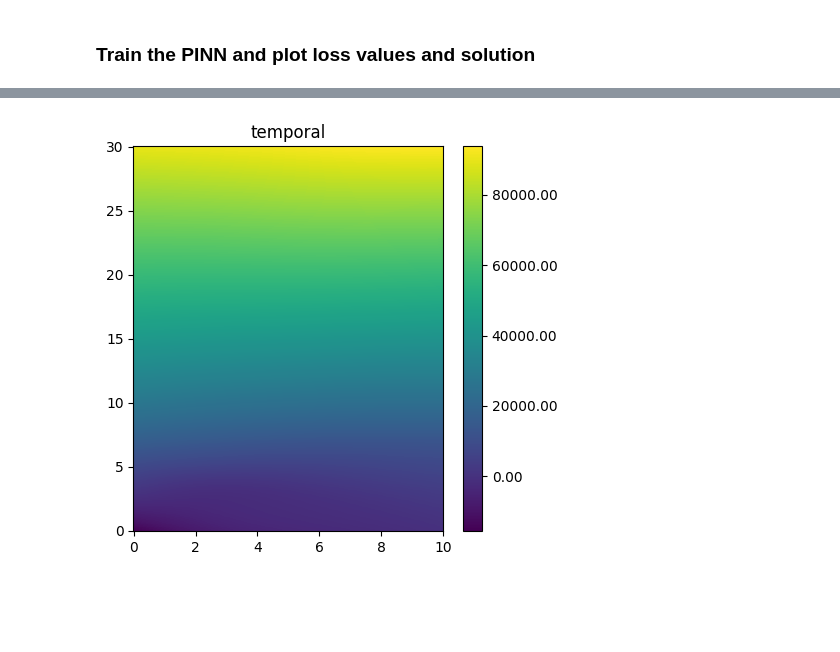
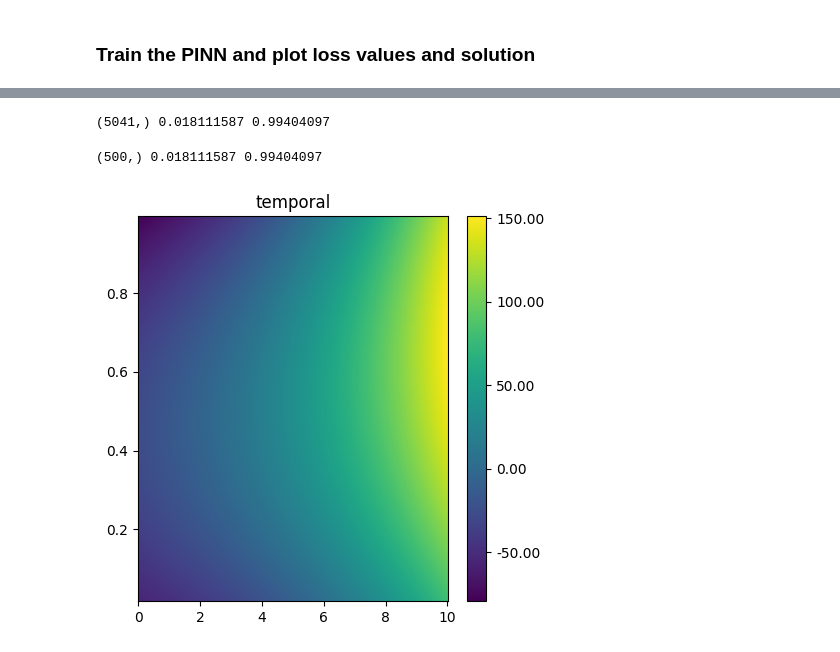
Before and after one commit to mia-jinns/jinns, a Jupyter notebook: Notebooks/PDE/1D_population_balance_equation.ipynb, the cells around one changed output, grey strips where cells are left out. Cells and saved outputs as stored; diff of their text form; code cells hidden in the pictures; blank space fills up the shorter version.

```diff
--- a/Notebooks/PDE/1D_population_balance_equation.ipynb
+++ b/Notebooks/PDE/1D_population_balance_equation.ipynb
@@ -115,16 +140,16 @@ plt.show()
 # %% [markdown]
 ## Model parameters
 # %%
-init_params_pinn = {
-    "nn_params":init_nn_params_pinn,
-    "eq_params":{
+init_params_pinn = jinns.parameters.Params(
+    nn_params=init_nn_params_pinn,
+    eq_params={
         "r":jnp.array(0.3301),
         "rho":jnp.array(0.6143),
         "K":jnp.array(9.8137*1e6),
         "h":jnp.array(0.1044),
-        "omega":jnp.zeros((temporal_batch_size * omega_batch_size,)) # just a place holder for the non local quantity # NOTE the size taken as the cartesian product
+        "omega":jnp.zeros((domain_batch_size,)) # just a place holder for the non local quantity
     }
-}
+)
 # %% [markdown]
 ## Loss construction
 # %%
@@ -348,10 +304,14 @@ class NonLocalLossPDENonStatio(LossPDEStatio):
 # %% [markdown]
 Loss for the PINN
 # %%
-loss_weights = {"dyn_loss":1, "initial_condition":1 * Tmax, "boundary_loss":1 * Tmax}
+loss_weights = jinns.loss.LossWeightsPDENonStatio(
+    dyn_loss=1,
+    initial_condition=1,# * Tmax,
+    boundary_loss=1, #* Tmax
+)
 
 omega_boundary_fun = {
-    "xmin": lambda t, x: jnp.array([0.0, 0.0]),
+    "xmin": lambda t_x: jnp.array([0.0, 0.0]),
     "xmax": None,
 }
 omega_boundary_condition = {
@@ -361,7 +321,7 @@ omega_boundary_condition = {
 
 key, subkey = jax.random.split(key, 2)
 MC_samples = random.uniform(
-            subkey, shape = (300, 1), minval=xmin, maxval=xmax
+            subkey, shape = (500, 1), minval=xmin, maxval=xmax
         )
 loss_pinn = NonLocalLossPDENonStatio(
     u=u_pinn,
@@ -370,8 +330,9 @@ loss_pinn = NonLocalLossPDENonStatio(
     omega_boundary_fun=omega_boundary_fun,
     omega_boundary_condition=omega_boundary_condition,
     initial_condition_fun=u0,
-    norm_borders=(xmin, xmax),
-    norm_samples=MC_samples
+    norm_int_length=(xmax - xmin),
+    norm_samples=MC_samples,
+    params=init_params_pinn
 )
 # %% [markdown]
 ## Learning the neural network parameters
@@ -381,8 +342,8 @@ loss_pinn = NonLocalLossPDENonStatio(
 params_pinn = init_params_pinn
 # Optimizer
 import optax
-tx = optax.adam(learning_rate=1e-3)
-n_iter = 15000
+tx = optax.adam(learning_rate=1e-4)
+n_iter = 30000
 params_pinn, total_loss_list_pinn, loss_by_term_dict_pinn, _, _, _, _, _, _ = jinns.solve(
     init_params=params_pinn,
     data=train_data,
@@ -419,15 +395,22 @@ plt.show()
+# %%
+print(train_data.domain[:, 1].shape, jnp.min(train_data.domain[:, 1]), jnp.max(train_data.domain[:, 1]))
+# %% [output]
+(5041,) 0.018111587 0.99404097
 # %%
 nx = 500
-val_xdata = jnp.linspace(xmin, xmax, nx)
+val_xdata = jnp.linspace(jnp.min(train_data.domain[:, 1]), jnp.max(train_data.domain[:, 1]), nx)
+print(val_xdata.shape, jnp.min(val_xdata), jnp.max(val_xdata))
 ntime = 500
 val_times = jnp.linspace(tmin, tmax, ntime)
+# %% [output]
+(500,) 0.018111587 0.99404097
 # %%
-u_est_pinn_nP = lambda t, x: u_pinn(t, x, params_pinn["nn_params"])[0] * SCALE
-u_est_pinn_nQ = lambda t, x: u_pinn(t, x, params_pinn["nn_params"])[1] * SCALE
+u_est_pinn_nP = lambda t_x: u_pinn(t_x, params_pinn.nn_params)[0] * SCALE
+u_est_pinn_nQ = lambda t_x: u_pinn(t_x, params_pinn.nn_params)[1] * SCALE
 
-u_est_pinn = lambda t, x: u_est_pinn_nP(t, x) + u_est_pinn_nQ(t, x)
+u_est_pinn = lambda t_x: u_est_pinn_nP(t_x) + u_est_pinn_nQ(t_x)
 # same subkey
-jinns.data.plot1d_image(u_est_pinn, xdata=val_xdata, times=val_times, Tmax=Tmax, cmap="viridis", colorbar=True, figsize=(5, 5), title="temporal")
+jinns.plot.plot1d_image(u_est_pinn, xdata=val_xdata, times=val_times, Tmax=Tmax, cmap="viridis", colorbar=True, figsize=(5, 5), title="temporal")
 # %% [output]
-[figure, old version]
+[figure, new version]
 # %%
```
Also changed, not shown: parts of 14 cells of this notebook.
